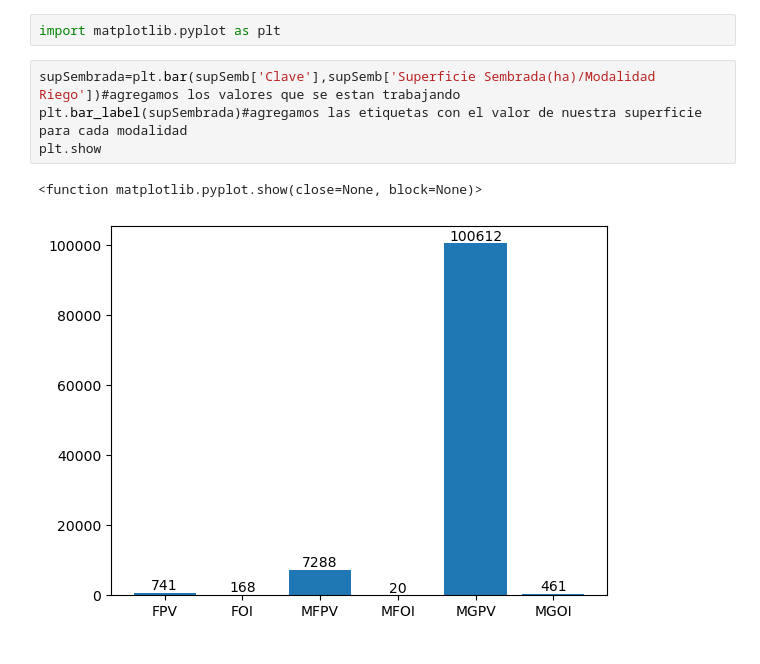
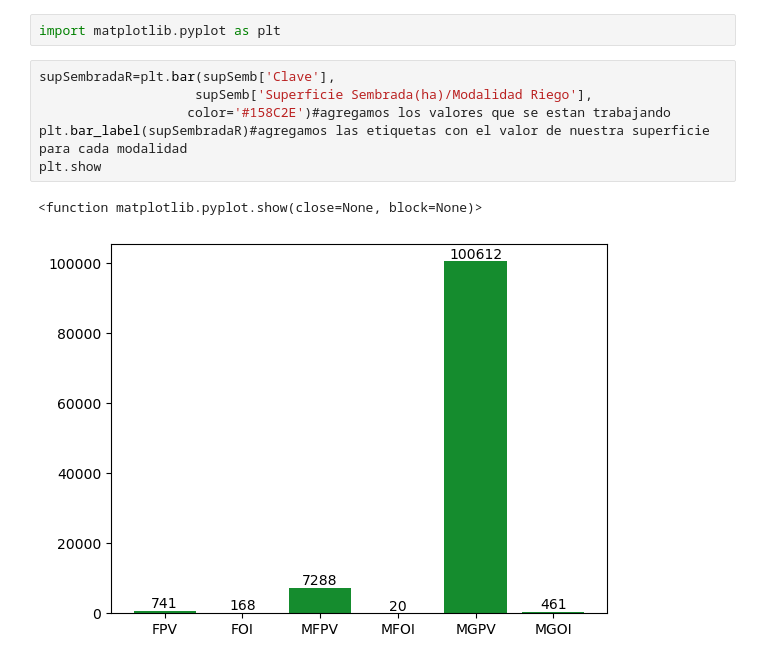
Before and after one commit to JFChavezC001/ReporteResidencia, a Jupyter notebook: resultadosProyect.ipynb, the cells around one changed output. Cells and saved outputs as stored; diff of their text form.

Commit message:
Creamos una gráfica para visualizar los valores relacionados a la superficie Sembrada en la modalidad de riego y otra para la modalidad temporal

```diff
--- a/resultadosProyect.ipynb
+++ b/resultadosProyect.ipynb
@@ -30,9 +30,11 @@ supSemb
 # %%
 import matplotlib.pyplot as plt
 # %%
-supSembrada=plt.bar(supSemb['Clave'],supSemb['Superficie Sembrada(ha)/Modalidad Riego'])#agregamos los valores que se estan trabajando
-plt.bar_label(supSembrada)#agregamos las etiquetas con el valor de nuestra superficie para cada modalidad
+supSembradaR=plt.bar(supSemb['Clave'],
+                    supSemb['Superficie Sembrada(ha)/Modalidad Riego'],
+                   color='#158C2E')#agregamos los valores que se estan trabajando
+plt.bar_label(supSembradaR)#agregamos las etiquetas con el valor de nuestra superficie para cada modalidad
 plt.show
 # %% [output]
 <function matplotlib.pyplot.show(close=None, block=None)>
-[figure, old version]
+[figure, new version]
```
Also changed, not shown: parts of 3 cells of this notebook.
